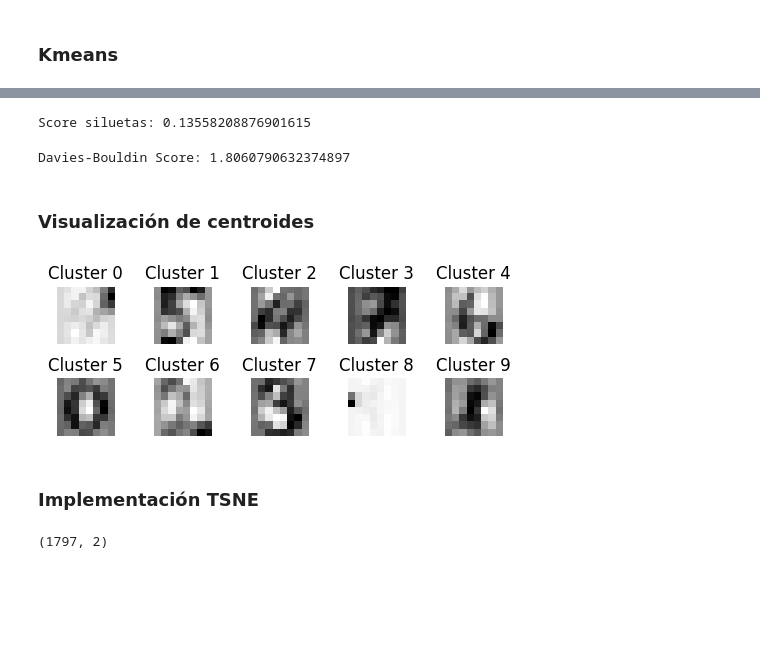
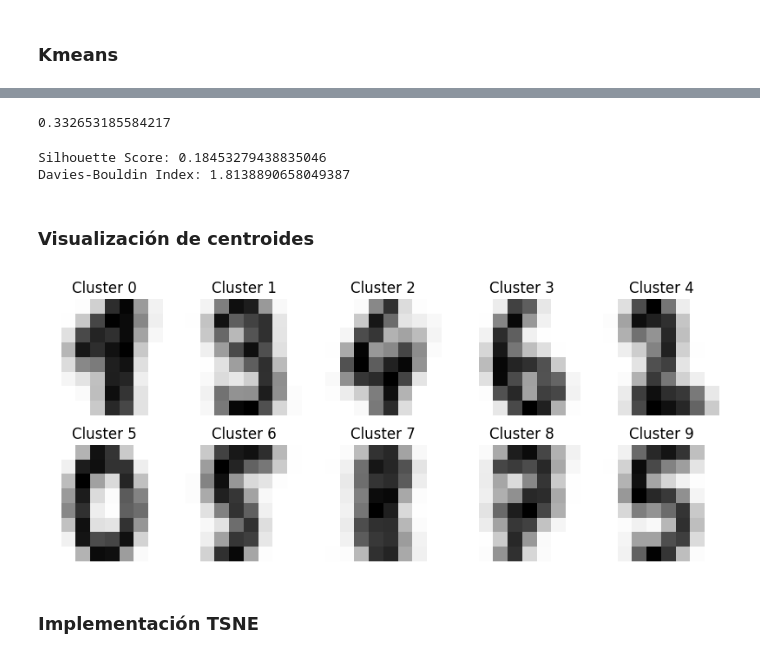
Before and after one commit to Moni-Ib/data-analytics, a Jupyter notebook: notebooks/activity.mnist.ipynb, the cells around one changed output, grey strips where cells are left out. Saved outputs shown, nothing was run; the diff lists cells and outputs as text; code cells hidden in the pictures; blank space fills up the shorter version.

```diff
--- a/notebooks/activity.mnist.ipynb
+++ b/notebooks/activity.mnist.ipynb
@@ -44,5 +41,10 @@ from sklearn.preprocessing import StandardScaler
-# %%
-scaler = StandardScaler()
-X_scaled = scaler.fit_transform(X)
+# %%
+from sklearn.preprocessing import MinMaxScaler
+
+if np.max(X) > 1:
+ scaler = MinMaxScaler()
+ X_norma = scaler.fit_transform(X)
+else:
+ X_norma = X
 # %% [markdown]
 ### Kmeans
@@ -56,43 +51,40 @@ KMeans(n_clusters=10, random_state=42)
-# %%
-from sklearn.metrics import silhouette_score
-# Calcular el coeficiente de silueta para evaluar la calidad de los grupos
-silhouette_avg = silhouette_score(X_scaled, kmeans.labels_)
-print("Score siluetas:", silhouette_avg)
-# %% [output]
-Score siluetas: 0.13558208876901615
-# %%
-from sklearn.metrics import davies_bouldin_score
-davies_bouldin = davies_bouldin_score(X_scaled, kmeans.labels_)
-print("Davies-Bouldin Score:", davies_bouldin)
-# %% [output]
-Davies-Bouldin Score: 1.8060790632374897
+# %%
+from sklearn.datasets import make_blobs
+from sklearn.cluster import KMeans
+from sklearn.metrics import silhouette_score
+X, y = make_blobs(random_state=42)
+kmeans = KMeans(n_clusters=10, random_state=42)
+silhouette_score(X, kmeans.fit_predict(X))
+# %% [output]
+0.332653185584217
+# %%
+from sklearn.metrics import davies_bouldin_score
+kmeans = KMeans(n_clusters=10, random_state=42)
+clusters = kmeans.fit_predict(X_norma)
+silhouette = silhouette_score(X_norma, clusters)
+davies_bouldin = davies_bouldin_score(X_norma, clusters)
+print(f"Silhouette Score: {silhouette}")
+print(f"Davies-Bouldin Index: {davies_bouldin}")
+# %% [output]
+Silhouette Score: 0.18453279438835046
+Davies-Bouldin Index: 1.8138890658049387
 # %% [markdown]
 ### Visualización de centroides
 # %%
 centroids = kmeans.cluster_centers_
-
-num_clusters = len(centroids)
-num_cols = 5
-num_filas= (num_clusters + num_cols - 1) // num_cols
-
-plt.figure(figsize=(num_cols, num_filas))
-for i, centroid in enumerate(centroids):
-    plt.subplot(num_filas, num_cols, i + 1)
-    plt.imshow(centroid.reshape(8, 8), cmap='binary')
-    plt.title(f'Cluster {i}')
-    plt.axis('off')
-
-plt.tight_layout()
+fig, axes = plt.subplots(2, 5, figsize=(10, 4))
+for i, ax in enumerate(axes.flat):
+ centroid = centroids[i]
+ centroid_image = centroid.reshape(8, 8)
+ ax.imshow(centroid_image, cmap='binary')
+ ax.set_title(f'Cluster {i}')
+ ax.axis('off')
 plt.show()
 # %% [output]
-[figure, old version]
+[figure, new version]
 # %% [markdown]
 ### Implementación TSNE
 # %%
 from sklearn.manifold import TSNE
-X = X_scaled
-X_embedded = TSNE(n_components=2, learning_rate='auto',
-                  init='random', perplexity=3).fit_transform(X)
-X_embedded.shape
+tsne = TSNE(n_components=2, random_state=42)
+X_tsne = tsne.fit_transform(X_norma)
-# %% [output]
-(1797, 2)
```
Also changed, not shown: parts of 6 cells of this notebook.
